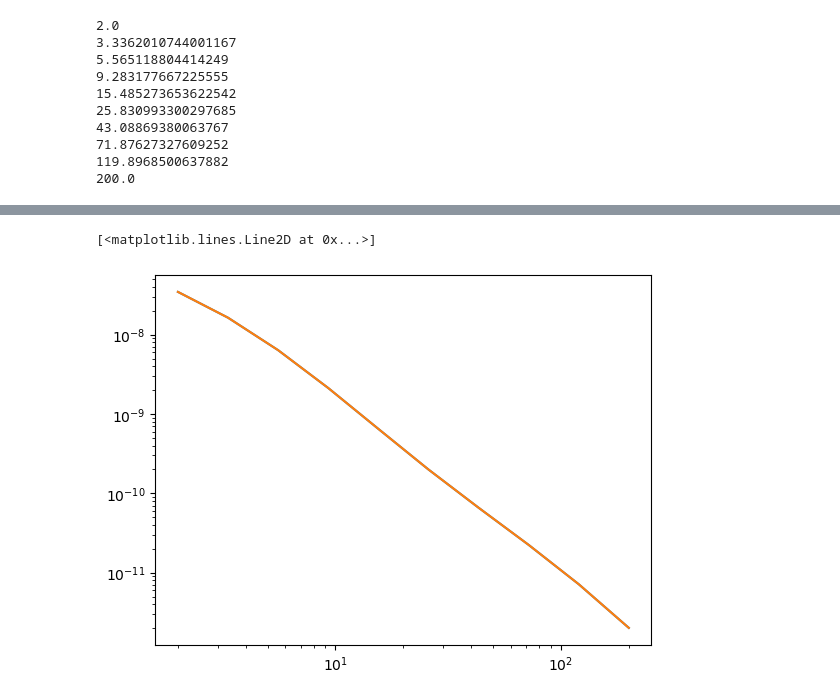
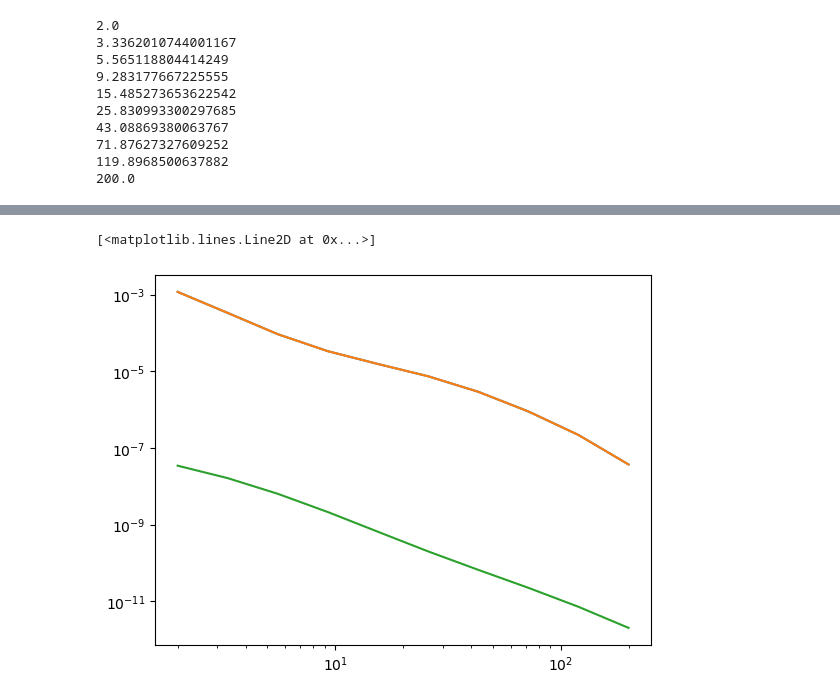
Before and after one commit to llinke1/G3LHalo_python, a Jupyter notebook: exampleNotebooks/exampleAperturestatistics.ipynb, the cells around one changed output, grey strips where cells are left out. Drawn from its saved outputs; the diff is of its cells as text; code cells hidden in the pictures.

```diff
--- a/exampleNotebooks/exampleAperturestatistics.ipynb
+++ b/exampleNotebooks/exampleAperturestatistics.ipynb
@@ -282,12 +283,12 @@ for th in thetas:
     th_rad=np.deg2rad(th/60)
     MapMapMap.append(MapMapMap_calculator.third_order(th_rad, th_rad, th_rad))
 # %%
-#plt.loglog(thetas, MapMapNap, label='MMN')
+plt.loglog(thetas, MapMapNap, label='MMN')
 plt.loglog(thetas, MapNapNap, label='MNN')
 plt.loglog(thetas, np.array(MapMapMap), label='MMM')
 # %% [output]
 [<matplotlib.lines.Line2D at 0x...>]
-[figure, old version]
+[figure, new version]
 # %%
 plt.plot(thetas, np.array(MapNapNap)/np.array(MapMapMap))
 # %% [output]
```
Also changed, not shown: parts of 5 cells of this notebook, 2 other files.
